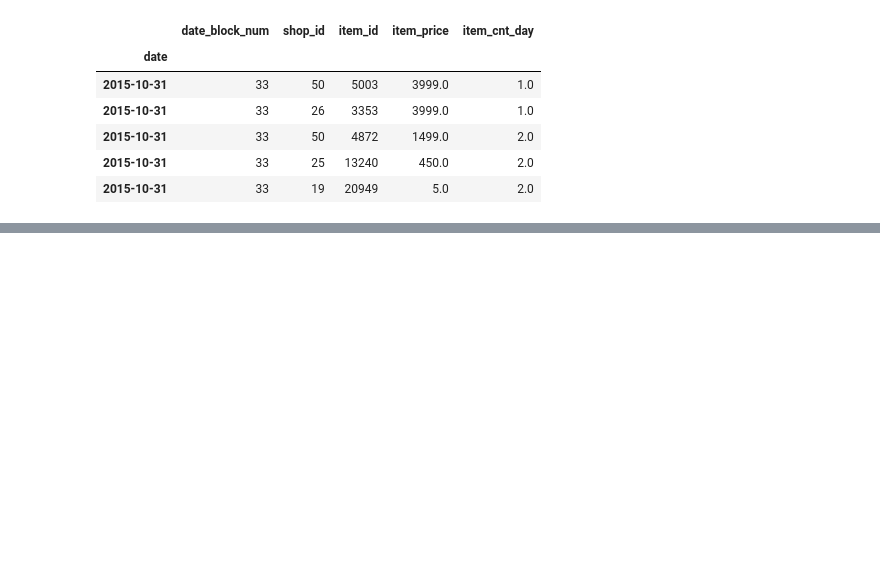
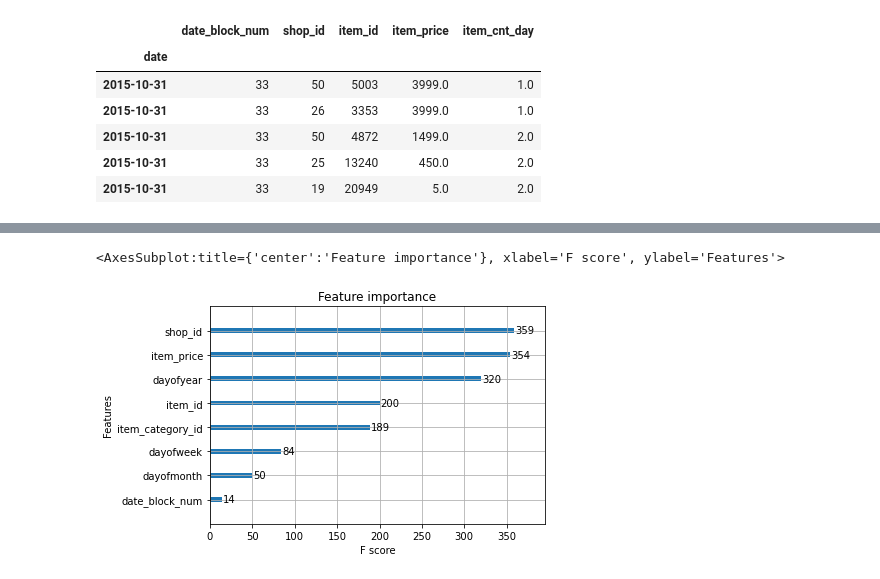
Before and after one commit to JonathanRayner/Kaggle-Predict-Sales, a Jupyter notebook: xgboost.ipynb, the cells around one changed output, grey strips where cells are left out. Drawn from its saved outputs; the diff is of its cells as text; code cells hidden in the pictures; blank space fills up the shorter version.

```diff
--- a/xgboost.ipynb
+++ b/xgboost.ipynb
@@ -31,0 +188,43 @@ TypeError: '<' not supported between instances of 'numpy.ndarray' and 'numpy.nda
+# %%
+# add item_categories and more time features
+
+def add_features(df):
+    # get items csv and use id and categories columns as key to add item categories to dataframe
+    items = pd.read_csv("items.csv")
+    df['item_category_id'] = df['item_id'].map(items.set_index('item_id')['item_category_id'])
+
+    # add some time features, add the data as a column to do this, remove date at the end
+    df['date'] = df.index
+    df['dayofweek'] = df['date'].dt.dayofweek
+    df['month'] = df['date'].dt.month
+    df['year'] = df['date'].dt.year
+    df['dayofyear'] = df['date'].dt.dayofyear
+    df['dayofmonth'] = df['date'].dt.day
+
+    df.drop(columns='date', inplace=True)
+
+    return df
+
+# only using 2015's data seems to improve things dramatically
+dtrain = xgb_data_prepare(train[train.index >= '2015-01-01'], add_features=add_features)
+dvalidation = xgb_data_prepare(validation, add_features=add_features)
+dtest = xgb_data_prepare(test, add_features=add_features)
+# %%
+# xgboost with some feature engineering
+
+params = {}
+params['eval_metric'] = ['rmse', 'mae', 'mape']
+params['nthread'] = 4
+params['eta'] = 0.1 # learning rate, default = 0.3
+
+# track performance on this data
+evallist = [(dvalidation, 'eval'), (dtrain, 'train')]
+
+num_boost_round = 100 # how many trees
+early_stopping_rounds = 10
+
+model = xgb.train(params=params,
+                  dtrain=dtrain,
+                  num_boost_round=num_boost_round,
+                  evals=evallist,
+                  early_stopping_rounds=early_stopping_rounds)
@@ -31,0 +249,5 @@ TypeError: '<' not supported between instances of 'numpy.ndarray' and 'numpy.nda
+# %%
+xgb.plot_importance(model)
+# %% [output]
+<AxesSubplot:title={'center':'Feature importance'}, xlabel='F score', ylabel='Features'>
+[figure, added]
```
Also changed, not shown: parts of 16 cells of this notebook, 1 other file.
